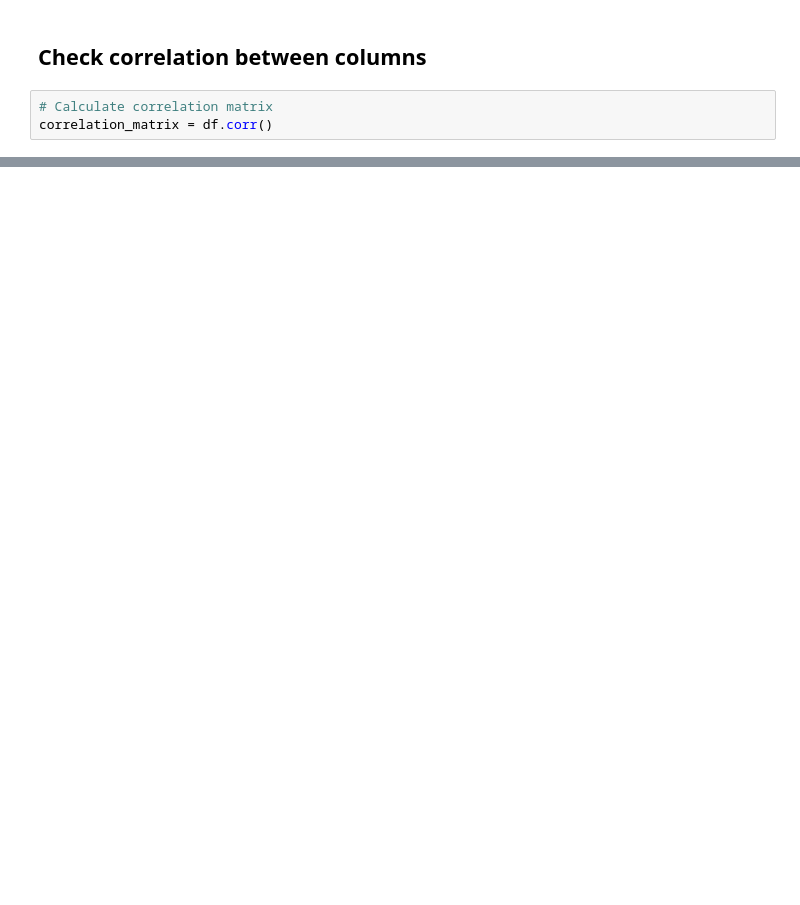
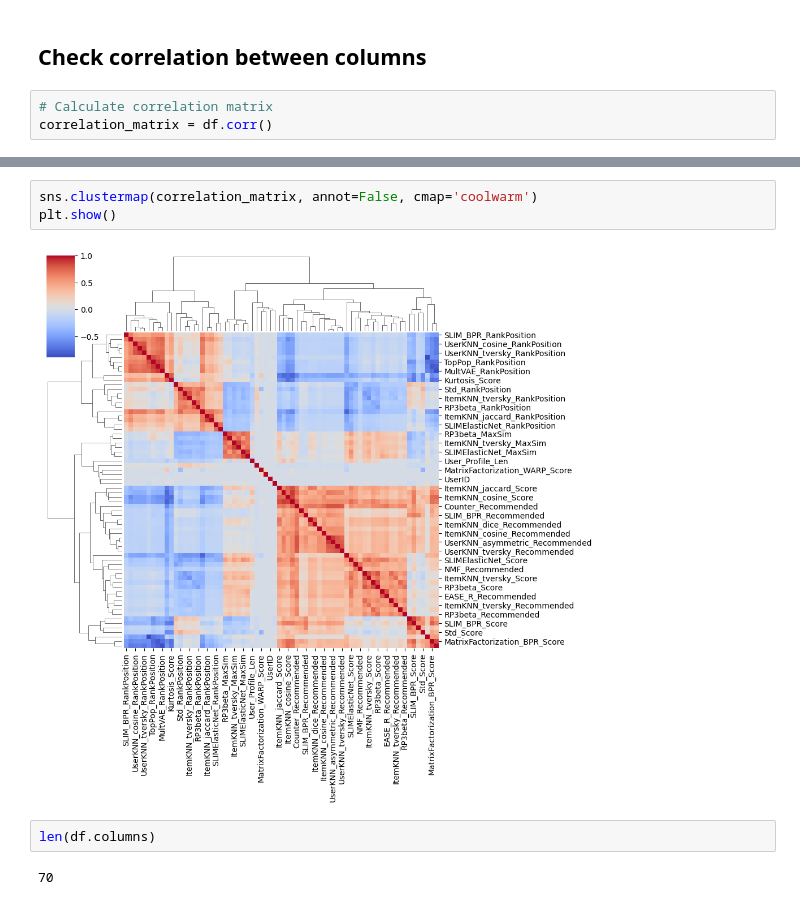
Before and after one commit to Lv1g1/RecSys-Challenge-2025, a Jupyter notebook: Challenge/xg_boost/explore_dataframes.ipynb, the cells around one changed output, grey strips where cells are left out. Drawn from its saved outputs; the diff is of its cells as text; blank space fills up the shorter version.

```diff
--- a/Challenge/xg_boost/explore_dataframes.ipynb
+++ b/Challenge/xg_boost/explore_dataframes.ipynb
@@ -86,0 +157,9 @@ correlation_matrix = df.corr()
+# %%
+sns.clustermap(correlation_matrix, annot=False, cmap='coolwarm')
+plt.show()
+# %% [output]
+[figure, added]
+# %%
+len(df.columns)
+# %% [output]
+70
```
Also changed, not shown: parts of 19 cells of this notebook, 3 other files.
